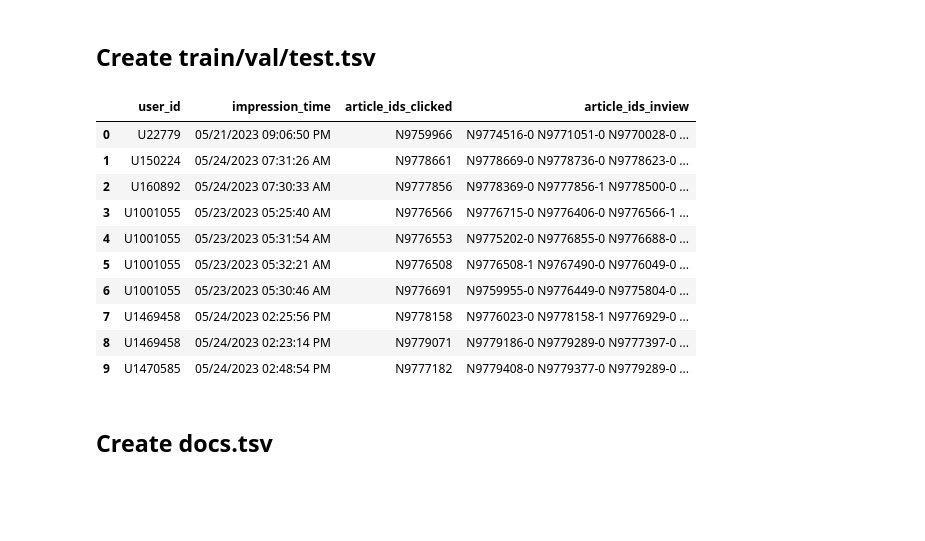
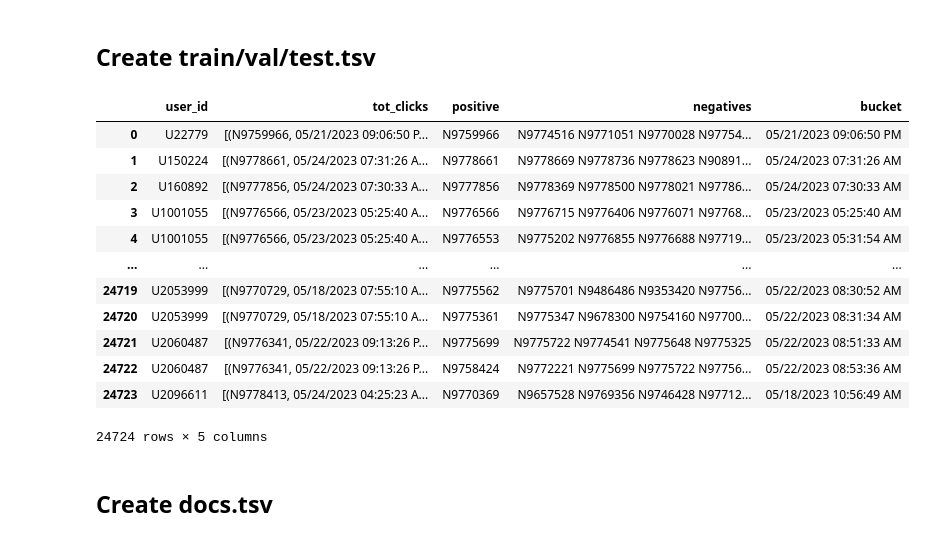
Before and after one commit to IvoBrink/RecSys-PP-Rec, a Jupyter notebook: data/Challenge/ebnerd_original/reformat_data.ipynb, the cells around one changed output. Saved outputs shown, nothing was run; the diff lists cells and outputs as text; code cells hidden in the pictures; blank space fills up the shorter version.

```diff
--- a/data/Challenge/ebnerd_original/reformat_data.ipynb
+++ b/data/Challenge/ebnerd_original/reformat_data.ipynb
@@ -139,7 +139,7 @@ You can modify my codes to avoid the load of some unnecessary news data (e.g., U
 def process_ids(row):
     clicked_ids = set(row['article_ids_clicked'].split())
     inview_ids = row['article_ids_inview'].split()
-    processed_ids = [id + '-1' if id in clicked_ids else id + '-0' for id in inview_ids]
+    processed_ids = [id for id in inview_ids if id not in clicked_ids]
     return ' '.join(processed_ids)
 
 # Convert 'impression_time' to string
@@ -182,28 +182,42 @@ df = pd.read_csv('../train.tsv', sep='\t')
 df['article_ids_inview'] = df['article_ids_inview'].str.replace('"', '')
 df['article_ids_inview'] = df.apply(process_ids, axis=1)
 
+df['tot_clicks'] = df.apply(lambda row: (row['article_ids_clicked'], row['impression_time']),axis=1)
+df['positive'] = df['article_ids_clicked']
+df['negatives'] = df['article_ids_inview'].to_list()
+df['bucket'] = df['impression_time']
+
+df_grouped = df.groupby('user_id').agg({'tot_clicks': lambda x: x.tolist()}).reset_index()
+
+df = df.drop('tot_clicks', axis=1).merge(df_grouped[['user_id', 'tot_clicks']], on='user_id', how='left')
+
+docs = df[['user_id', 'tot_clicks', 'positive', 'negatives', 'bucket']]
+
+
 # Write the DataFrame back to the .tsv file
-train_split = df[:int(len(df)*0.8)]
-val_split = df[int(len(df)*0.8) : int(len(df)*0.9)]
-test_split = df[int(len(df)*0.9) : ]
+train_split = docs[:int(len(docs)*0.8)]
+val_split = docs[int(len(docs)*0.8) : int(len(docs)*0.9)]
+test_split = docs[int(len(docs)*0.9) : ]
 
 train_split.to_csv('../train.tsv', sep='\t', index=False, header=False)
 val_split.to_csv('../val.tsv', sep='\t', index=False, header=False)
 test_split.to_csv('../test.tsv', sep='\t', index=False, header=False)
-
-df.head(10)
-# %% [output]
-|  | user_id | impression_time | article_ids_clicked | article_ids_inview |
-| 0 | U22779 | 05/21/2023 09:06:50 PM | N9759966 | N9774516-0 N9771051-0 N9770028-0 ... |
-| 1 | U150224 | 05/24/2023 07:31:26 AM | N9778661 | N9778669-0 N9778736-0 N9778623-0 ... |
-| 2 | U160892 | 05/24/2023 07:30:33 AM | N9777856 | N9778369-0 N9777856-1 N9778500-0 ... |
-| 3 | U1001055 | 05/23/2023 05:25:40 AM | N9776566 | N9776715-0 N9776406-0 N9776566-1 ... |
-| 4 | U1001055 | 05/23/2023 05:31:54 AM | N9776553 | N9775202-0 N9776855-0 N9776688-0 ... |
-| 5 | U1001055 | 05/23/2023 05:32:21 AM | N9776508 | N9776508-1 N9767490-0 N9776049-0 ... |
-| 6 | U1001055 | 05/23/2023 05:30:46 AM | N9776691 | N9759955-0 N9776449-0 N9775804-0 ... |
-| 7 | U1469458 | 05/24/2023 02:25:56 PM | N9778158 | N9776023-0 N9778158-1 N9776929-0 ... |
-| 8 | U1469458 | 05/24/2023 02:23:14 PM | N9779071 | N9779186-0 N9779289-0 N9777397-0 ... |
-| 9 | U1470585 | 05/24/2023 02:48:54 PM | N9777182 | N9779408-0 N9779377-0 N9779289-0 ... |
+# %%
+docs
+# %% [output]
+|  | user_id | tot_clicks | positive | negatives | bucket |
+| 0 | U22779 | [(N9759966, 05/21/2023 09:06:50 P... | N9759966 | N9774516 N9771051 N9770028 N97754... | 05/21/2023 09:06:50 PM |
+| 1 | U150224 | [(N9778661, 05/24/2023 07:31:26 A... | N9778661 | N9778669 N9778736 N9778623 N90891... | 05/24/2023 07:31:26 AM |
+| 2 | U160892 | [(N9777856, 05/24/2023 07:30:33 A... | N9777856 | N9778369 N9778500 N9778021 N97786... | 05/24/2023 07:30:33 AM |
+| 3 | U1001055 | [(N9776566, 05/23/2023 05:25:40 A... | N9776566 | N9776715 N9776406 N9776071 N97768... | 05/23/2023 05:25:40 AM |
+| 4 | U1001055 | [(N9776566, 05/23/2023 05:25:40 A... | N9776553 | N9775202 N9776855 N9776688 N97719... | 05/23/2023 05:31:54 AM |
+| ... | ... | ... | ... | ... | ... |
+| 24719 | U2053999 | [(N9770729, 05/18/2023 07:55:10 A... | N9775562 | N9775701 N9486486 N9353420 N97756... | 05/22/2023 08:30:52 AM |
+| 24720 | U2053999 | [(N9770729, 05/18/2023 07:55:10 A... | N9775361 | N9775347 N9678300 N9754160 N97700... | 05/22/2023 08:31:34 AM |
+| 24721 | U2060487 | [(N9776341, 05/22/2023 09:13:26 P... | N9775699 | N9775722 N9774541 N9775648 N9775325 | 05/22/2023 08:51:33 AM |
+| 24722 | U2060487 | [(N9776341, 05/22/2023 09:13:26 P... | N9758424 | N9772221 N9775699 N9775722 N97756... | 05/22/2023 08:53:36 AM |
+| 24723 | U2096611 | [(N9778413, 05/24/2023 04:25:23 A... | N9770369 | N9657528 N9769356 N9746428 N97712... | 05/18/2023 10:56:49 AM |
+24724 rows × 5 columns
 # %% [markdown]
 ## Create docs.tsv
 # %%
```
Also changed, not shown: 6 other files.
